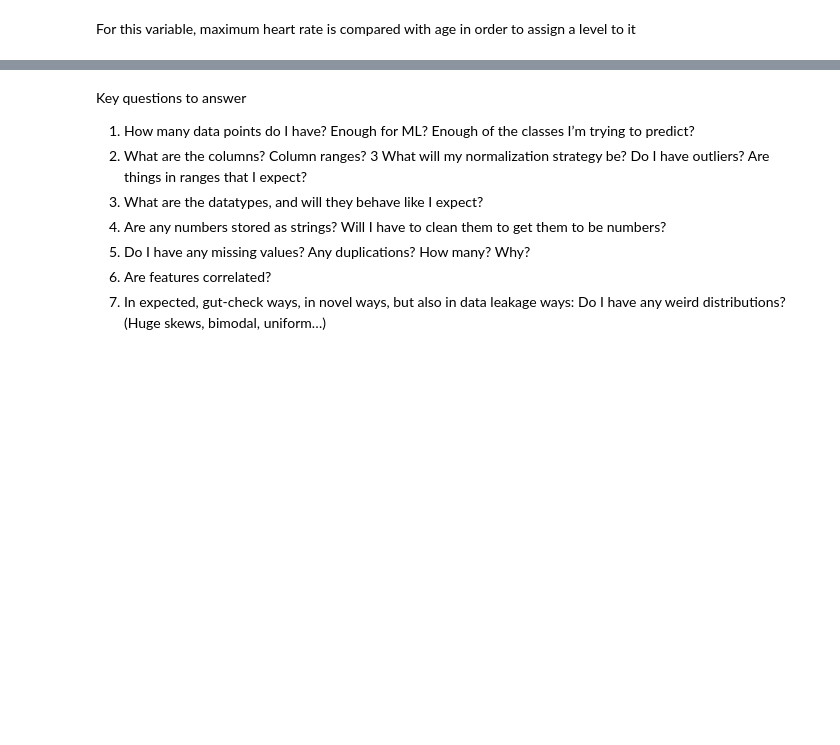
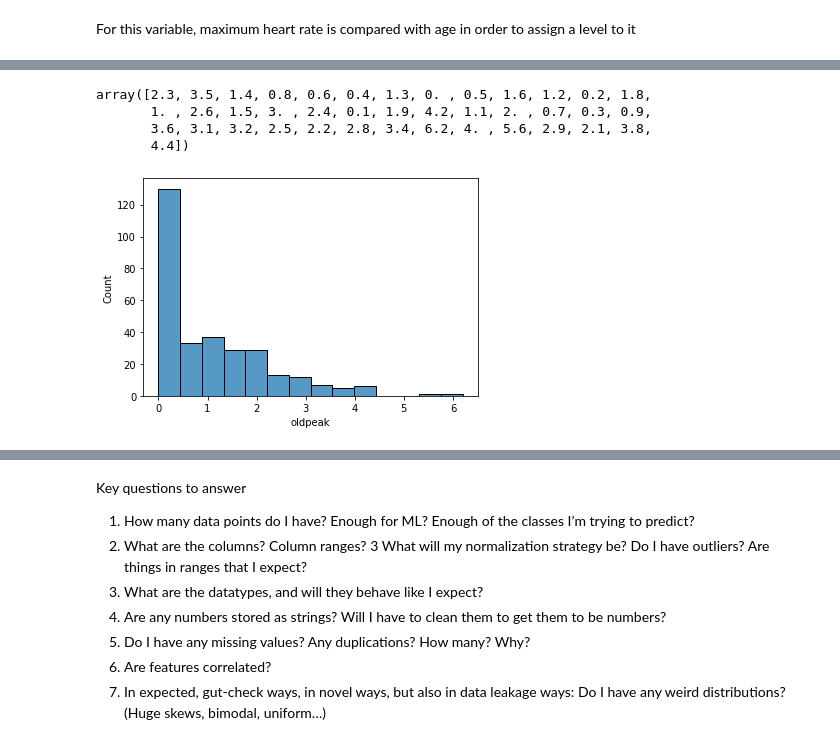
Before and after one commit to abielhammonds/predict_heart_disease_machine_learning_project, a Jupyter notebook: heart_disease_uci.ipynb, the cells around one changed output, grey strips where cells are left out. Cells and saved outputs as stored; diff of their text form; code cells hidden in the pictures; blank space fills up the shorter version.

```diff
--- a/heart_disease_uci.ipynb
+++ b/heart_disease_uci.ipynb
@@ -637,0 +680,14 @@ ValueError: The truth value of a Series is ambiguous. Use a.empty, a.bool(), a.i
+# %%
+st_depression = heart_data['oldpeak'].unique()
+st_depression
+# %% [output]
+array([2.3, 3.5, 1.4, 0.8, 0.6, 0.4, 1.3, 0. , 0.5, 1.6, 1.2, 0.2, 1.8,
+       1. , 2.6, 1.5, 3. , 2.4, 0.1, 1.9, 4.2, 1.1, 2. , 0.7, 0.3, 0.9,
+       3.6, 3.1, 3.2, 2.5, 2.2, 2.8, 3.4, 6.2, 4. , 5.6, 2.9, 2.1, 3.8,
+       4.4])
+# %%
+#plot the distribution
+g = sns.histplot(data=heart_data, x="oldpeak")
+g.figure.savefig('images/STDeprDistr')
+# %% [output]
+[figure, added]
```
Also changed, not shown: parts of 47 cells of this notebook, 17 other files.
